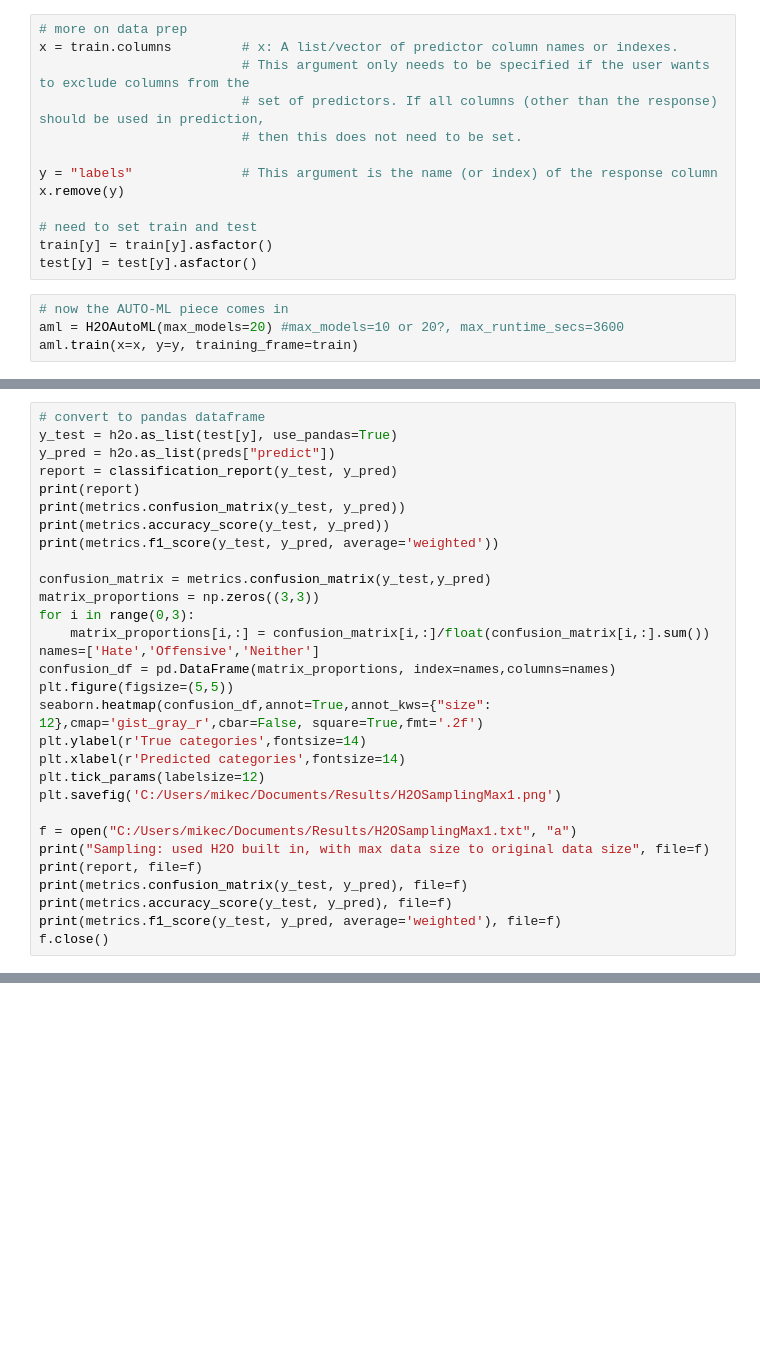
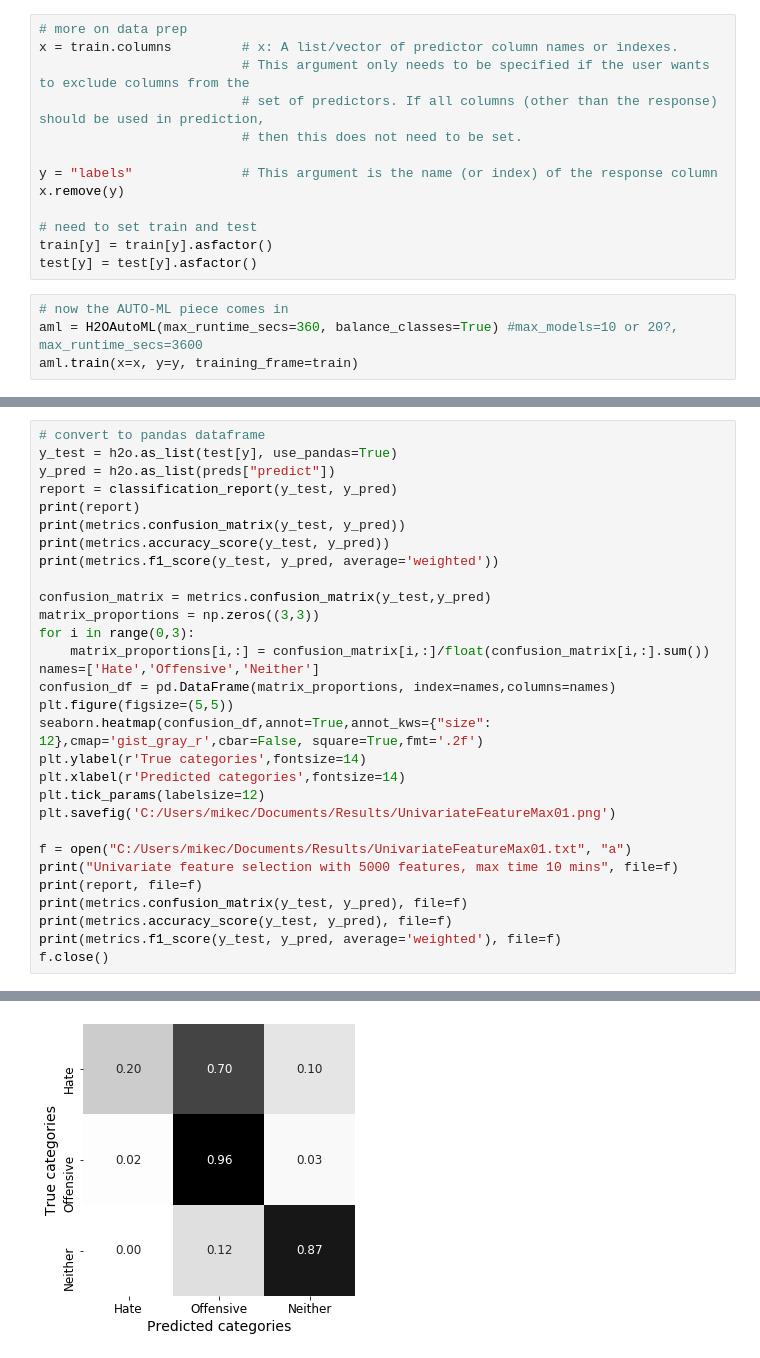
Before and after one commit to mjorgen1/DAADRISE_AbusiveLangProject, a Jupyter notebook: H2o-Work/DavidsonFeatureExtractionAndH2OAutoML.ipynb, the cells around one changed output, grey strips where cells are left out. Drawn from its saved outputs; the diff is of its cells as text; blank space fills up the shorter version.

```diff
--- a/H2o-Work/DavidsonFeatureExtractionAndH2OAutoML.ipynb
+++ b/H2o-Work/DavidsonFeatureExtractionAndH2OAutoML.ipynb
@@ -670,5 +276,5 @@ train[y] = train[y].asfactor()
 test[y] = test[y].asfactor()
 # %%
 # now the AUTO-ML piece comes in
-aml = H2OAutoML(max_models=20) #max_models=10 or 20?, max_runtime_secs=3600
+aml = H2OAutoML(max_runtime_secs=360, balance_classes=True) #max_models=10 or 20?, max_runtime_secs=3600
 aml.train(x=x, y=y, training_frame=train)
@@ -706,12 +365,13 @@ seaborn.heatmap(confusion_df,annot=True,annot_kws={"size": 12},cmap='gist_gray_r
 plt.ylabel(r'True categories',fontsize=14)
 plt.xlabel(r'Predicted categories',fontsize=14)
 plt.tick_params(labelsize=12)
-plt.savefig('C:/Users/mikec/Documents/Results/H2OSamplingMax1.png')
+plt.savefig('C:/Users/mikec/Documents/Results/UnivariateFeatureMax01.png')
 
-f = open("C:/Users/mikec/Documents/Results/H2OSamplingMax1.txt", "a")
-print("Sampling: used H2O built in, with max data size to original data size", file=f)
+f = open("C:/Users/mikec/Documents/Results/UnivariateFeatureMax01.txt", "a")
+print("Univariate feature selection with 5000 features, max time 10 mins", file=f)
 print(report, file=f)
 print(metrics.confusion_matrix(y_test, y_pred), file=f)
 print(metrics.accuracy_score(y_test, y_pred), file=f)
 print(metrics.f1_score(y_test, y_pred, average='weighted'), file=f)
 f.close()
+# %% [output]
@@ -717,0 +393 @@ f.close()
+[figure, added]
```
Also changed, not shown: parts of 27 cells of this notebook.
